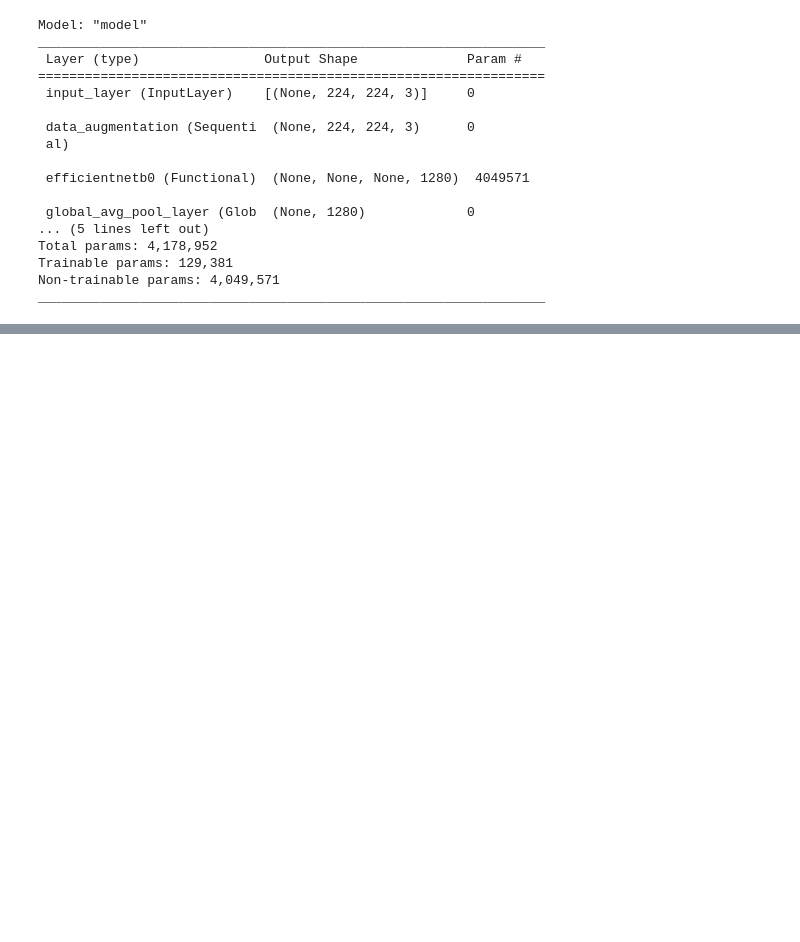
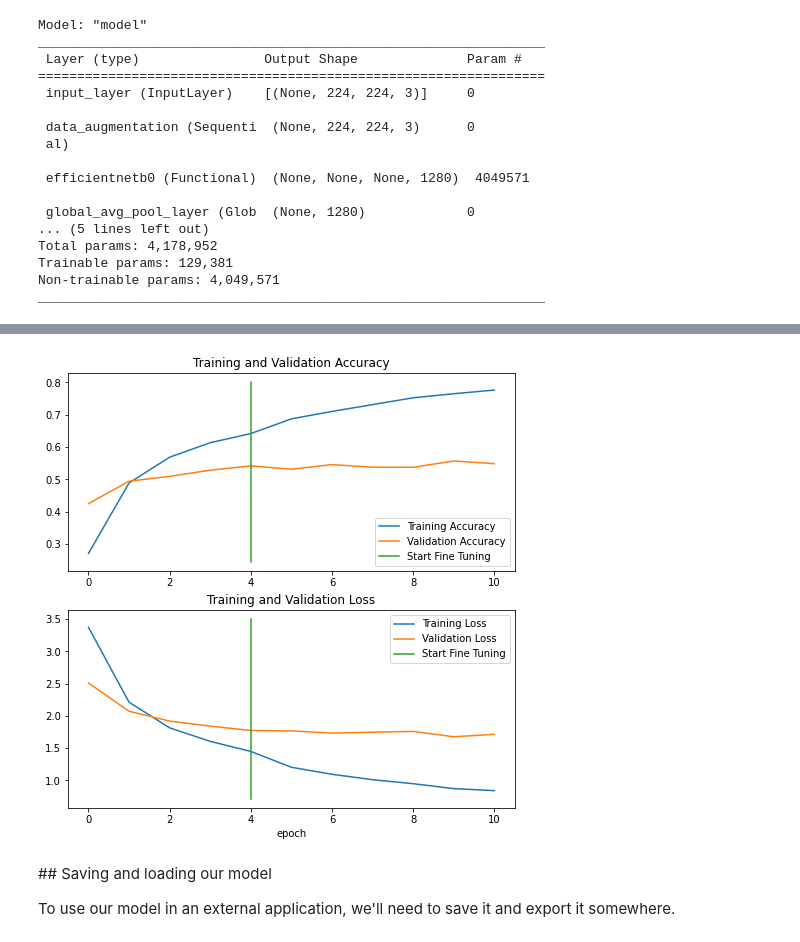
Before and after one commit to mehmetkesik/tensorflow-basics, a Jupyter notebook: 06_transfer_learning_in_tensorflow_scaling_up.ipynb, the cells around one changed output, grey strips where cells are left out. Cells and saved outputs as stored; diff of their text form; code cells hidden in the pictures; blank space fills up the shorter version.

```diff
--- a/06_transfer_learning_in_tensorflow_scaling_up.ipynb
+++ b/06_transfer_learning_in_tensorflow_scaling_up.ipynb
@@ -219,0 +238,13 @@ plot_loss_curves(history_all_classes_10_percent)
+# %%
+# Recompile model with lower learning (it's typically best practice to lower the learning rate when fine-tuning)
+model.compile(loss="categorical_crossentropy",
+              optimizer=tf.keras.optimizers.Adam(learning_rate=0.0001),
+              metrics=["accuracy"])
+# %%
+fine_tune_epochs = 10
+
+history_all_classes_10_percent_fine_tune = model.fit(train_data_all_10_percent,
+          epochs=fine_tune_epochs,
+          initial_epoch=history_all_classes_10_percent.epoch[-1],
+          validation_data=test_data,
+          validation_steps=int(0.15 * len(test_data)))
@@ -219,0 +271,11 @@ plot_loss_curves(history_all_classes_10_percent)
+# %%
+# Compare the histories of feature extraction model with fine-tuning model
+compare_historys(original_history=history_all_classes_10_percent,
+                 new_history=history_all_classes_10_percent_fine_tune,
+                 initial_epochs=5)
+# %% [output]
+[figure, added]
+# %% [markdown]
+## Saving and loading our model
+
+To use our model in an external application, we'll need to save it and export it somewhere.
```
Also changed, not shown: parts of 45 cells of this notebook.
